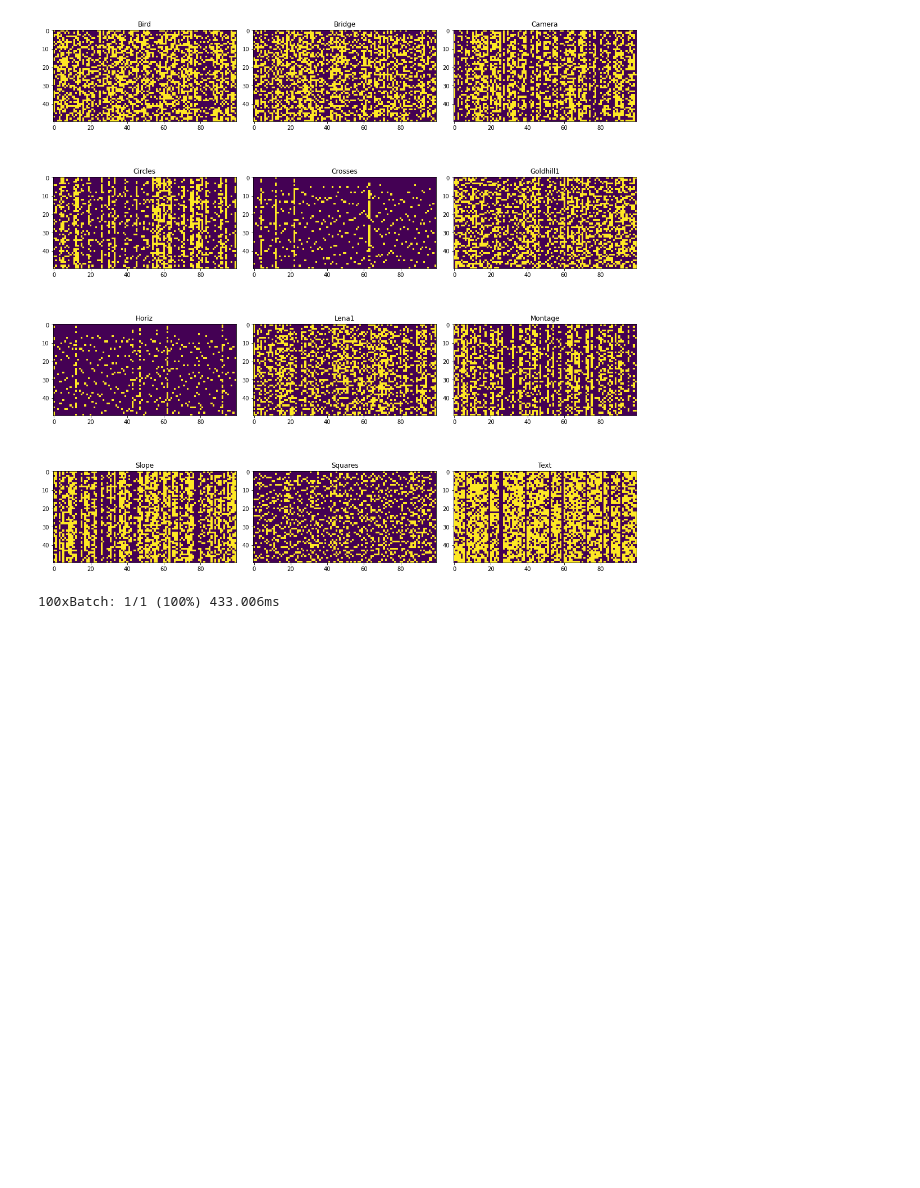
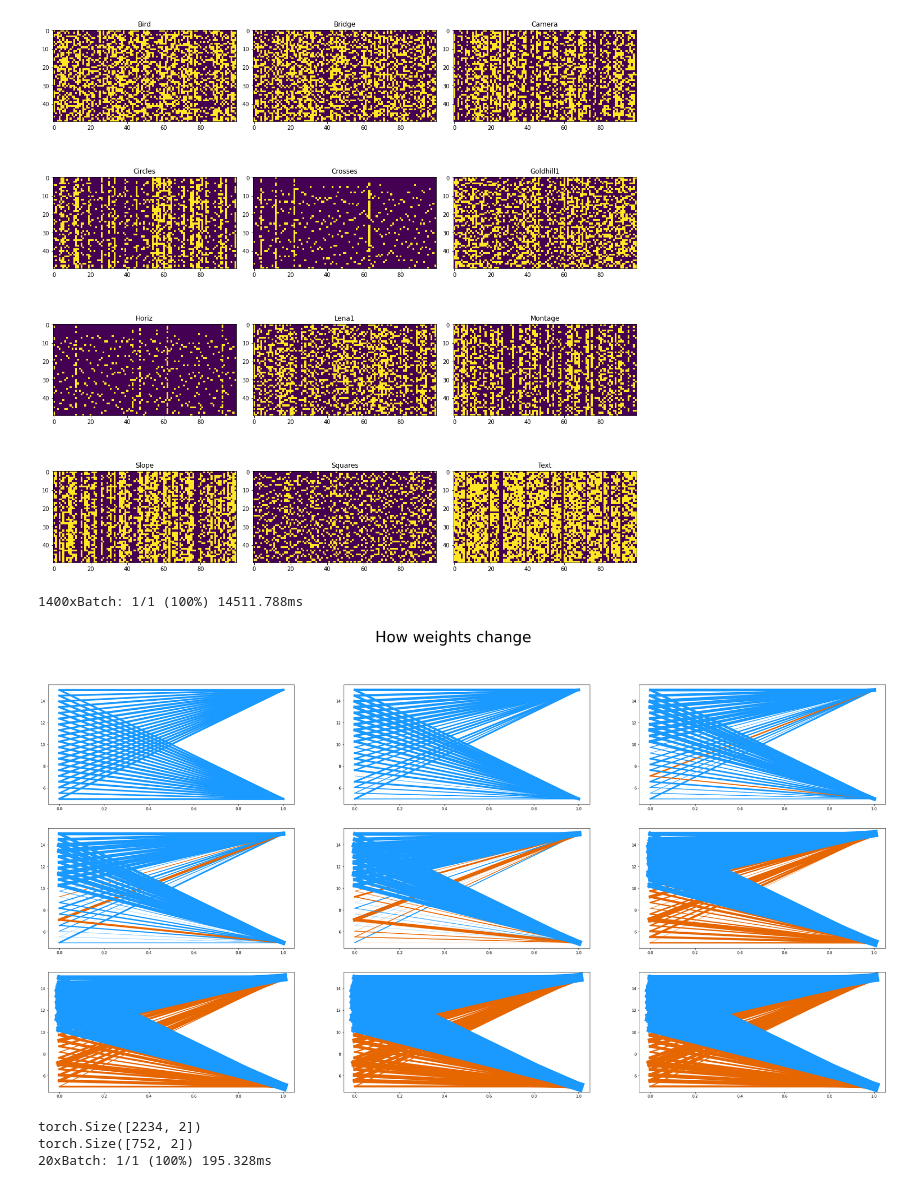
Before and after one commit to alia-asl/stdp, a Jupyter notebook: P03.ipynb, the cells around one changed output. Drawn from its saved outputs; the diff is of its cells as text; code cells hidden in the pictures; blank space fills up the shorter version.

Commit message:
STDP seems well!

```diff
--- a/P03.ipynb
+++ b/P03.ipynb
@@ -52,15 +52,24 @@ plt.show()
 # %% [output]
 [figure]
 # %%
-from experiment import learnSTDP
+# from experiment import learnSTDP
+from stdp import STDP
 from PIL import Image
 import numpy as np
 import matplotlib.pyplot as plt
 
 im1 = np.array(Image.open(f'images/crosses.tif'))
 im2 = np.array(Image.open(f'images/lena1.tif'))
+model = STDP(syn_params={'w_mean': 50, 'flat': True, 'trace_dur': 10}, N=20, fix_image=True)
 
+result = model.learn(im1, im2, intersection=0, image_dur=15, image_sleep=5, iters=1400, inp_amp=500, verbose=0, encoding='poisson', W_changes_step=200)
+print(model.ng_inp['spike', 0].shape)
+print(model.ng_out['spike', 0].shape)
 
-result = learnSTDP(im1, im2, intersection=0, image_dur=10, N=20, iters=100, inp_amp=500, verbose=0, syn_params={'w_mean': 300, 'flat': True, 'trace_dur': 10})
+ng_inp, ng_out = model.test()
 # %% [output]
-100xBatch: 1/1 (100%) 433.006ms
+1400xBatch: 1/1 (100%) 14511.788ms
+[figure, added]
+torch.Size([2234, 2])
+torch.Size([752, 2])
+20xBatch: 1/1 (100%) 195.328ms
```
Also changed, not shown: parts of 5 cells of this notebook, 4 other files.
